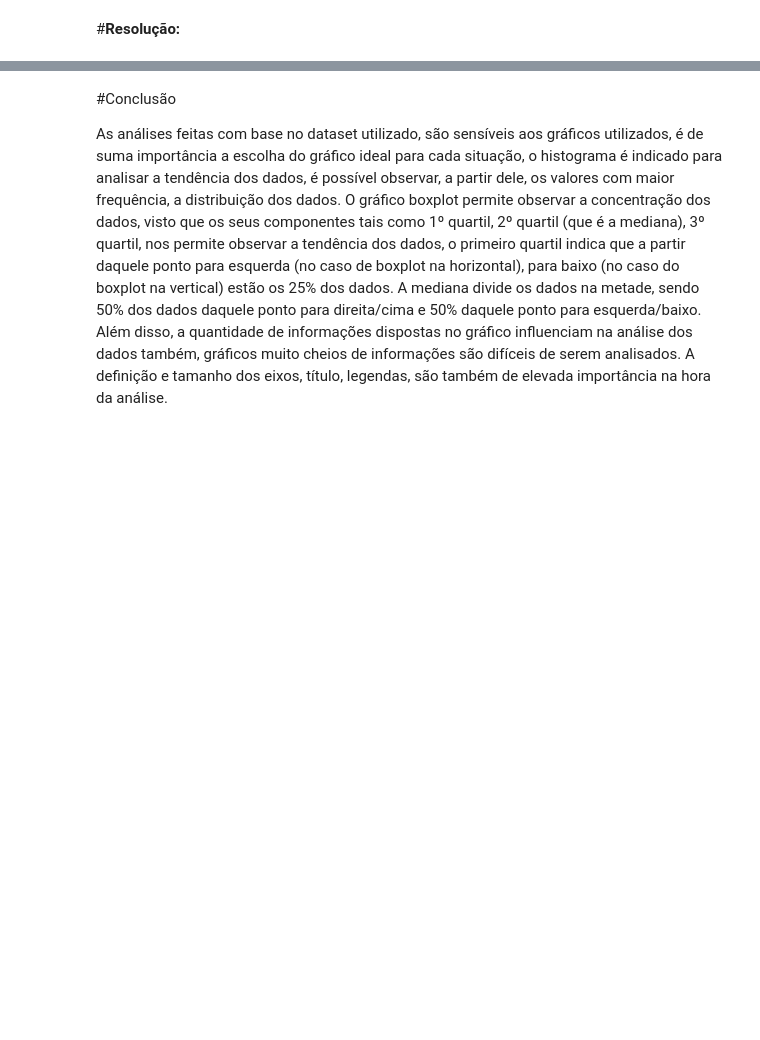
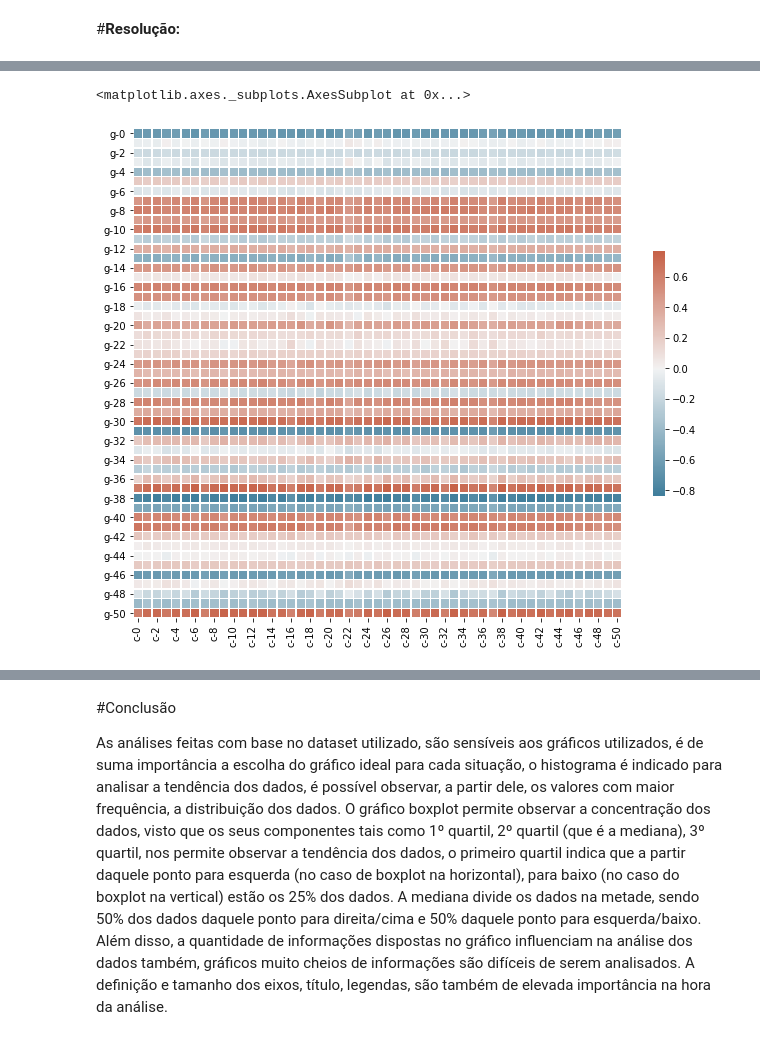
Before and after one commit to gabriel7268/alura_imersao_dados_3, a Jupyter notebook: Imersao_Dados_Aula_03.ipynb, the cells around one changed output, grey strips where cells are left out. Cells and saved outputs as stored; diff of their text form; code cells hidden in the pictures; blank space fills up the shorter version.

```diff
--- a/Imersao_Dados_Aula_03.ipynb
+++ b/Imersao_Dados_Aula_03.ipynb
@@ -240,0 +317,18 @@ Desafio 08:
+# %%
+# Desafio 05:
+corr = dados.loc[:,'g-0':'c-99'].corr()
+# %%
+corr_celular_genes = corr.loc['g-0':'g-50','c-0':'c-50']
+# %%
+# Set up the matplotlib figure
+f, ax = plt.subplots(figsize=(11, 9))
+
+# Generate a custom diverging colormap
+cmap = sns.diverging_palette(230, 20, as_cmap=True)
+
+# Draw the heatmap with the mask and correct aspect ratio
+sns.heatmap(corr_celular_genes, cmap=cmap, center=0,
+            square=True, linewidths=.5, cbar_kws={"shrink": .5})
+# %% [output]
+<matplotlib.axes._subplots.AxesSubplot at 0x...>
+[figure, added]
```
Also changed, not shown: parts of 9 cells of this notebook.
